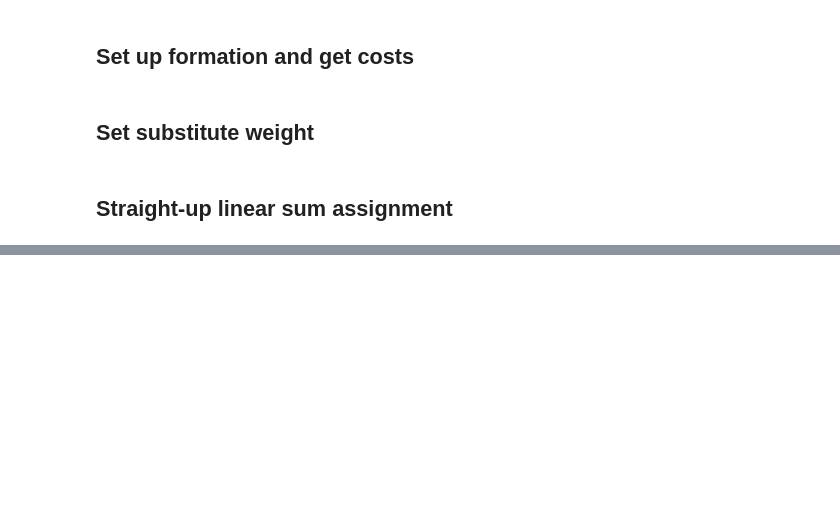
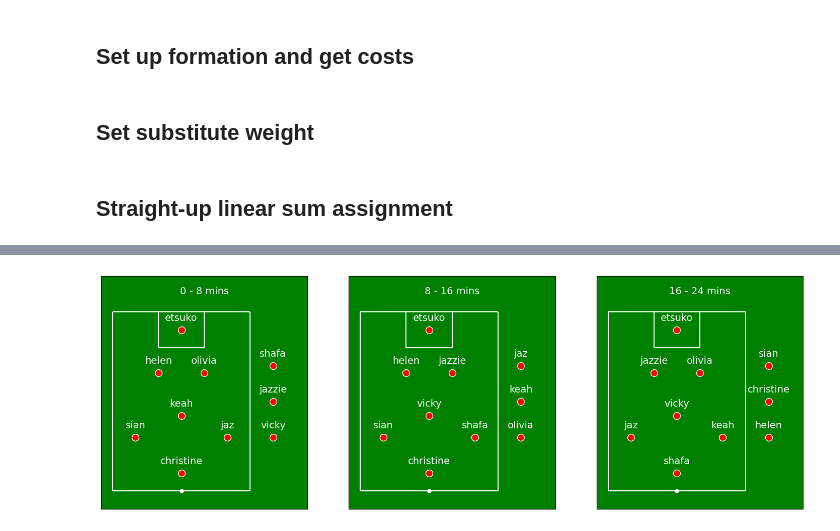
Before and after one commit to superresolusian/auto_pete, a Jupyter notebook: auto_pete_reboot.ipynb, the cells around one changed output, grey strips where cells are left out. Drawn from its saved outputs; the diff is of its cells as text; code cells hidden in the pictures; blank space fills up the shorter version.

```diff
--- a/auto_pete_reboot.ipynb
+++ b/auto_pete_reboot.ipynb
@@ -321,0 +350,9 @@ plot_formations(forms_this_week, 0, 25)
+# %%
+for_display_modified = []
+for_display_modified.append(for_display[2])
+for_display_modified.append(for_display[1])
+for_display_modified.append(for_display[0])
+# %%
+plot_formations(for_display_modified, 0, 25)
+# %% [output]
+[figure, added]
```
Also changed, not shown: parts of 9 cells of this notebook.
